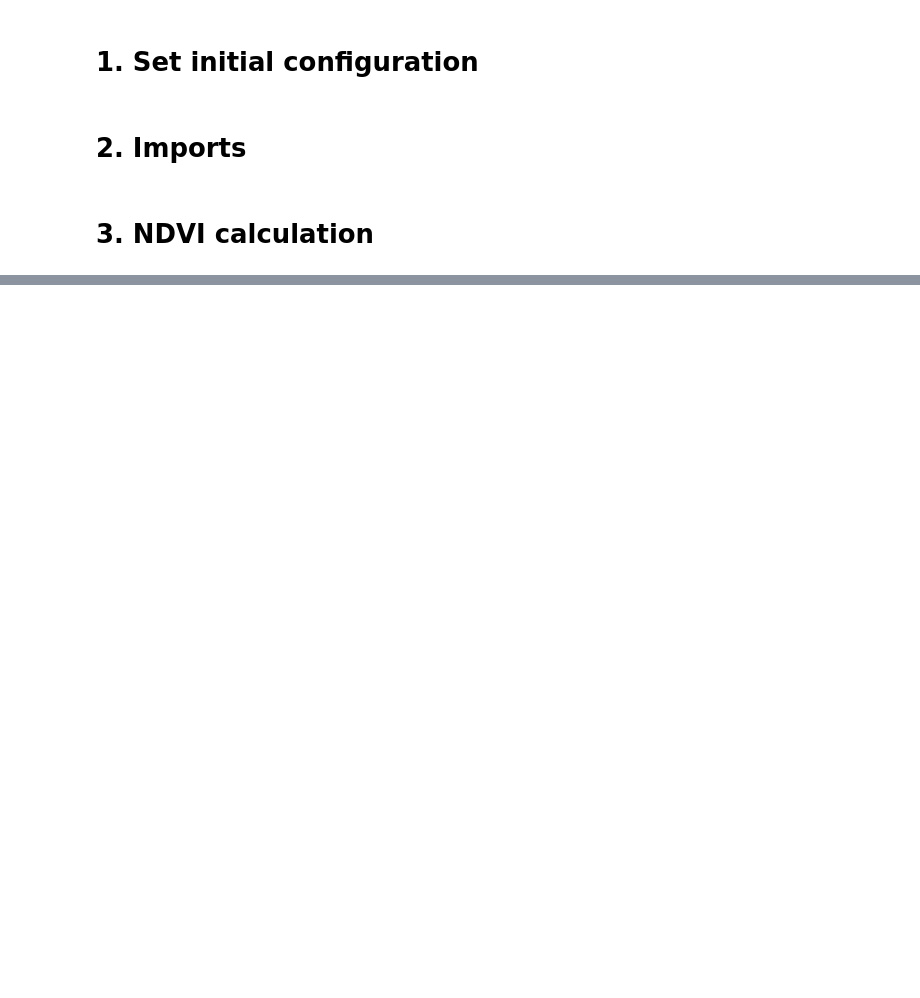
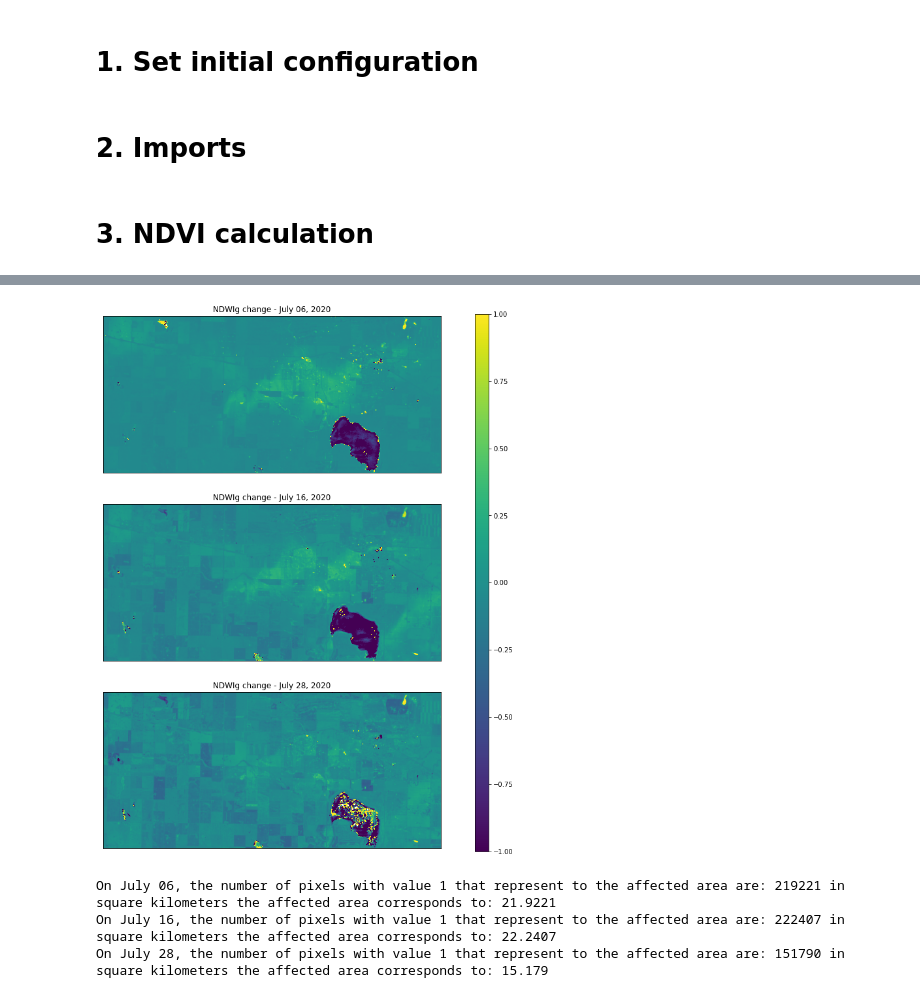
Before and after one commit to lugeo17/hail_damage_crops, a Jupyter notebook: SH_project.ipynb, the cells around one changed output, grey strips where cells are left out. Saved outputs shown, nothing was run; the diff lists cells and outputs as text; code cells hidden in the pictures; blank space fills up the shorter version.

```diff
--- a/SH_project.ipynb
+++ b/SH_project.ipynb
@@ -342,0 +449,54 @@ MAIN REMARKS:
+# %%
+#Three plots that show the development of the event over time
+fig, (ax0,ax1,ax2) = plt.subplots(nrows=3, ncols=1, figsize=(15, 15))
+
+#Plot with the magnitude of change observed in July 6 (post-event) compared to July 3 (pre-event)
+im = ax0.imshow(NDWIchange03_06)
+im = ax0.imshow(NDWIchange03_06, vmin=-1.0, vmax=1.0)
+divider = make_axes_locatable(ax0)
+ax0.set_title('NDWIg change - July 06, 2020')
+ax0.set_xticks([])
+ax0.set_yticks([])
+
+#Plot with the magnitude of change observed in July 16 (post-event) compared to July 3 (pre-event)
+im2 = ax1.imshow(NDWIchange03_16)
+im2 = ax1.imshow(NDWIchange03_16, vmin=-1.0, vmax=1.0)
+divider = make_axes_locatable(ax1)
+ax1.set_title('NDWIg change - July 16, 2020')
+ax1.set_xticks([])
+ax1.set_yticks([])
+
+#Plot with the magnitude of change observed in July 28 (post-event) compared to July 3 (pre-event)
+im3 = ax2.imshow(NDWIchange03_28)
+im3 = ax2.imshow(NDWIchange03_28, vmin=-1.0, vmax=1.0)
+divider = make_axes_locatable(ax2)
+ax2.set_title('NDWIg change - July 28, 2020')
+ax2.set_xticks([])
+ax2.set_yticks([])
+
+cb_ax = fig.add_axes([0.80, 0.121, 0.02, 0.762])
+cbar = fig.colorbar(im, cax=cb_ax)
+# %% [output]
+[figure, added]
+# %%
+#Definition of thresholds
+NDWIchange_thres06 =  np.where((NDWIchange03_06>=0.09) & (NDWIchange03_06<=0.31),1,0)
+NDWIchange_thres16 =  np.where((NDWIchange03_16>=0.09) & (NDWIchange03_16<=0.31),1,0)
+NDWIchange_thres28 =  np.where((NDWIchange03_28>=0.09) & (NDWIchange03_28<=0.31),1,0)
+
+#Calculation of total number of pixes with value 1,multiplication *100 (size of pixel 10m * 10m)
+count_pixels = (NDWIchange_thres06 == 1).sum()
+affected_area_square_km = count_pixels * 100/1000000
+print("On July 06, the number of pixels with value 1 that represent to the affected area are:", count_pixels, "in square kilometers the affected area corresponds to:", affected_area_square_km)
+
+count_pixels = (NDWIchange_thres16 == 1).sum()
+affected_area_square_km = count_pixels * 100/1000000
+print("On July 16, the number of pixels with value 1 that represent to the affected area are:", count_pixels, "in square kilometers the affected area corresponds to:", affected_area_square_km)
+
+count_pixels = (NDWIchange_thres28 == 1).sum()
+affected_area_square_km = count_pixels * 100/1000000
+print("On July 28, the number of pixels with value 1 that represent to the affected area are:", count_pixels, "in square kilometers the affected area corresponds to:", affected_area_square_km)
+# %% [output]
+On July 06, the number of pixels with value 1 that represent to the affected area are: 219221 in square kilometers the affected area corresponds to: 21.9221
+On July 16, the number of pixels with value 1 that represent to the affected area are: 222407 in square kilometers the affected area corresponds to: 22.2407
+On July 28, the number of pixels with value 1 that represent to the affected area are: 151790 in square kilometers the affected area corresponds to: 15.179
```
Also changed, not shown: parts of 51 cells of this notebook.
